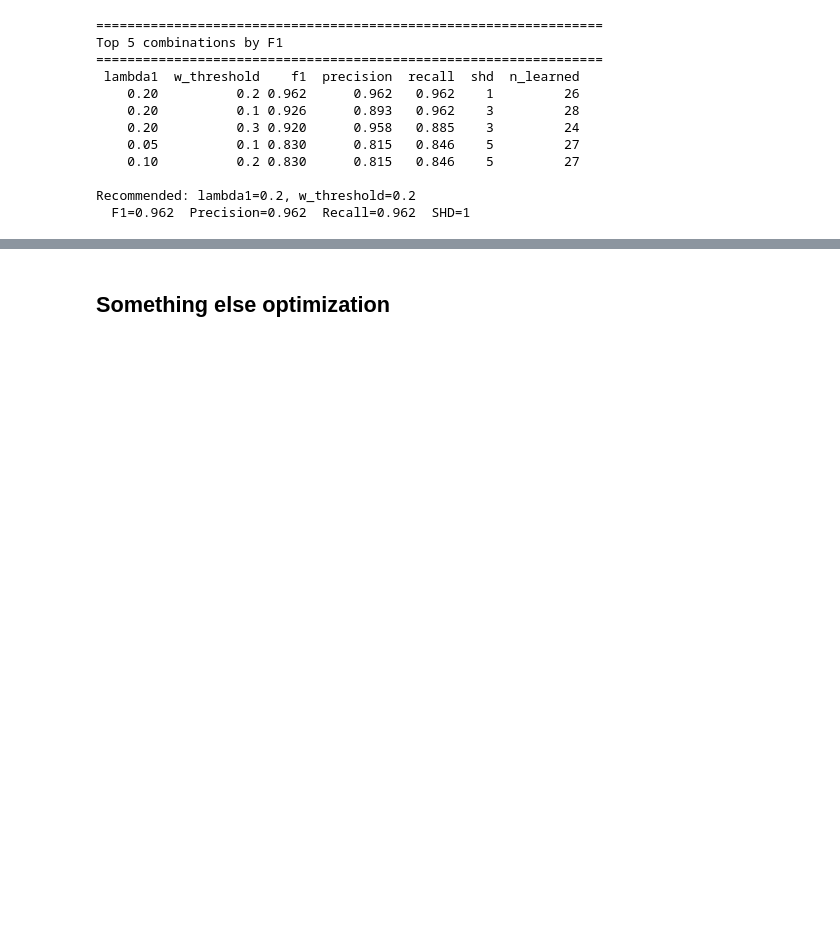
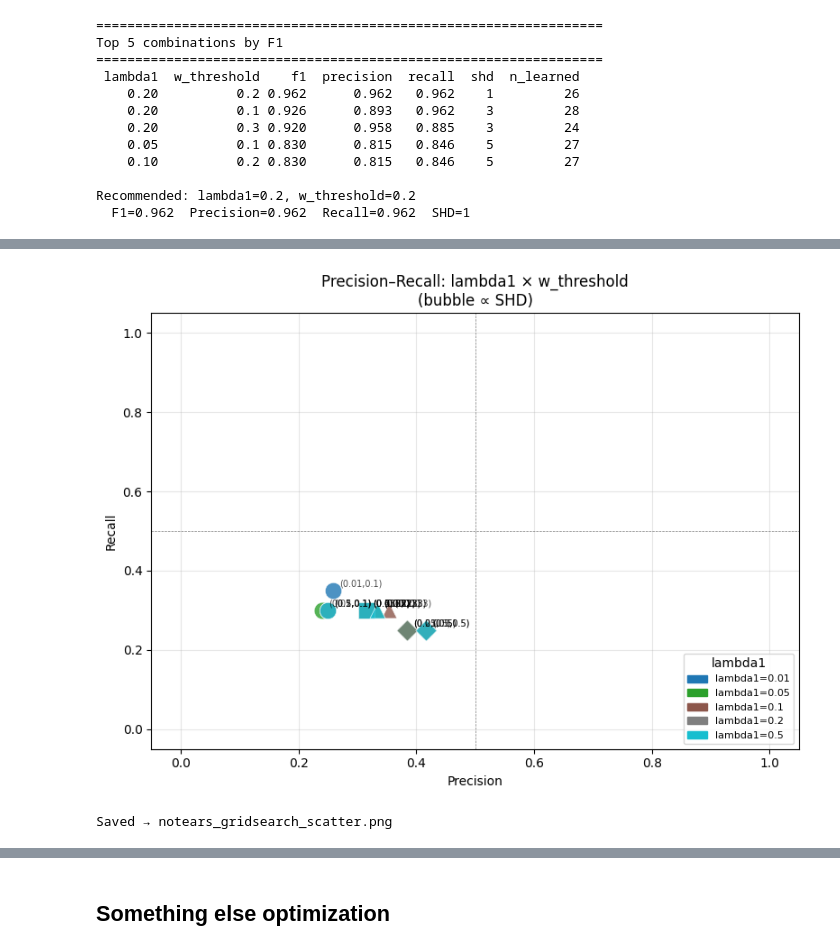
Before and after one commit to Tarekun/bayesian-continuous, a Jupyter notebook: gridsearch.ipynb, the cells around one changed output, grey strips where cells are left out. Saved outputs shown, nothing was run; the diff lists cells and outputs as text; code cells hidden in the pictures; blank space fills up the shorter version.

```diff
--- a/gridsearch.ipynb
+++ b/gridsearch.ipynb
@@ -333,0 +343,5 @@ Recommended: lambda1=0.2, w_threshold=0.2
+# %%
+plot_scatter(results_df_sachs, SACHS_PARAM_GRID)
+# %% [output]
+[figure, added]
+Saved → notears_gridsearch_scatter.png
```
Also changed, not shown: parts of 11 cells of this notebook, 1 other file.
